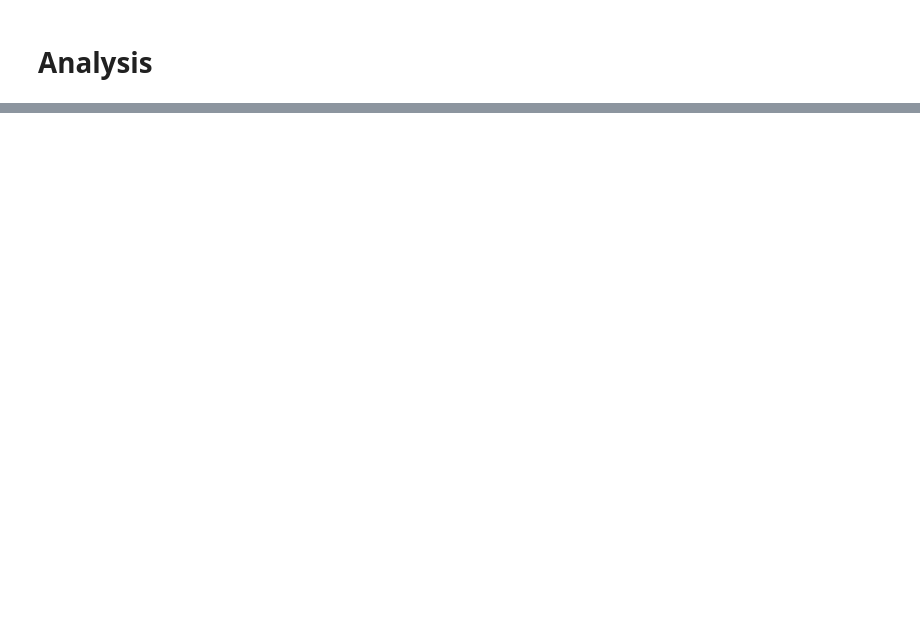
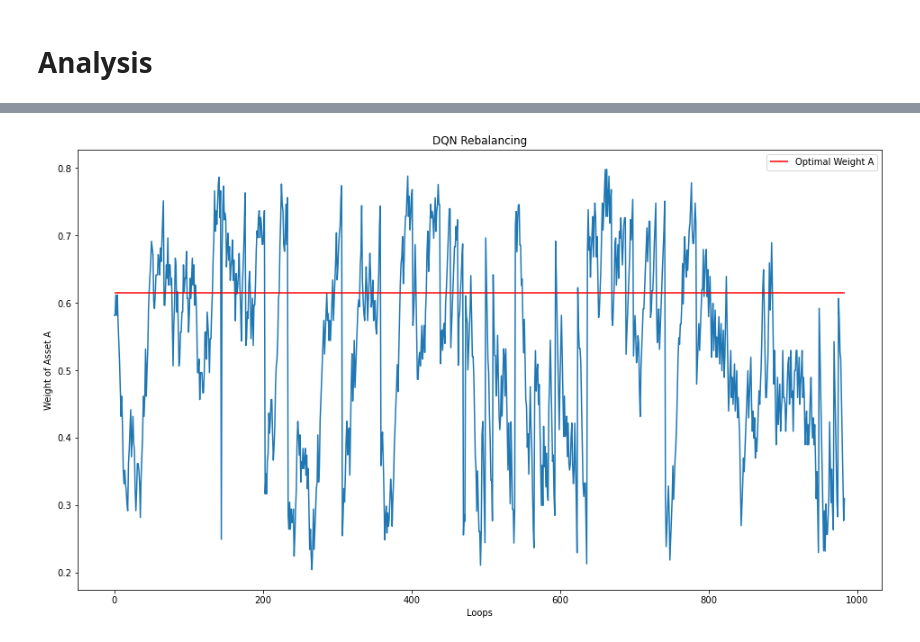
Before and after one commit to roymgabriel/Portfolio-Rebalancing-DQN, a Jupyter notebook: DQN.ipynb, the cells around one changed output, grey strips where cells are left out. Drawn from its saved outputs; the diff is of its cells as text; code cells hidden in the pictures; blank space fills up the shorter version.

```diff
--- a/DQN.ipynb
+++ b/DQN.ipynb
@@ -254,17 +237,17 @@ steps_done = 0
 def select_action(state):
     global steps_done
     sample = random.random()
-    eps_threshold = EPS_END + (EPS_START - EPS_END) * \
-        math.exp(-1. * steps_done / EPS_DECAY)
+    eps_threshold = EPS_END + (EPS_START - EPS_END) * math.exp(-1. * steps_done / EPS_DECAY)
     steps_done += 1
     if sample > eps_threshold:
         with torch.no_grad():
             # t.max(1) will return the largest column value of each row.
             # second column on max result is index of where max element was
             # found, so we pick action with the larger expected reward.
-            return policy_net(state).max(1)[1].view(1, 1)
+            optimal_action_index = policy_net(state).max(1)[1].view(1, 1)
+            return torch.tensor([[env.action_space[optimal_action_index]]], device=device, dtype=torch.float)
     else:
-        return torch.tensor([[env.action_space.sample()]], device=device, dtype=torch.long)
+        return torch.tensor([[np.random.choice(env.action_space)]], device=device, dtype=torch.float)
 # %%
 episode_durations = []
 
@@ -408,0 +393,11 @@ Box([0.2], [0.8], (1,), float32)
+# %%
+plt.figure(figsize=(16, 9))
+plt.title("DQN Rebalancing")
+plt.ylabel("Weight of Asset A")
+plt.xlabel("Loops")
+plt.plot(weightA_array)
+plt.hlines(w_optimal, 0, len(weightA_array), color = 'r', label='Optimal Weight A')
+plt.legend()
+plt.show()
+# %% [output]
+[figure, added]
```
Also changed, not shown: parts of 20 cells of this notebook, 2 other files.
